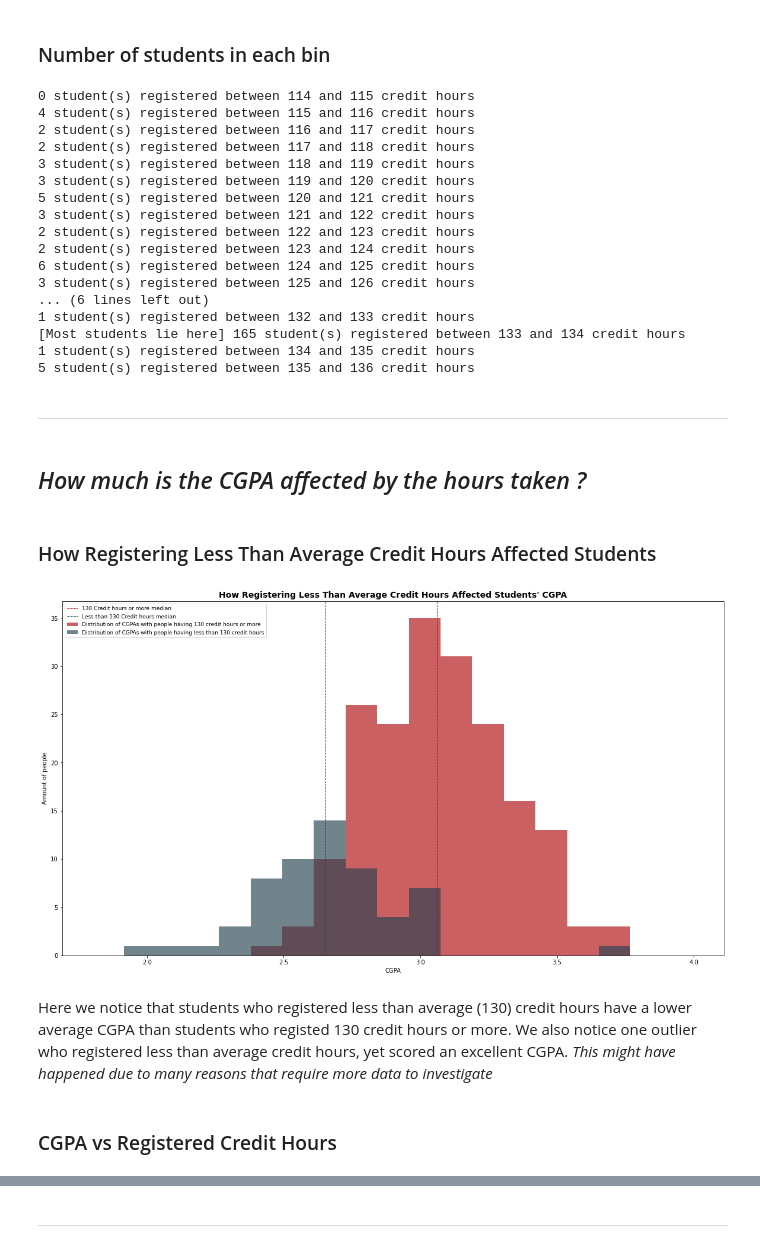
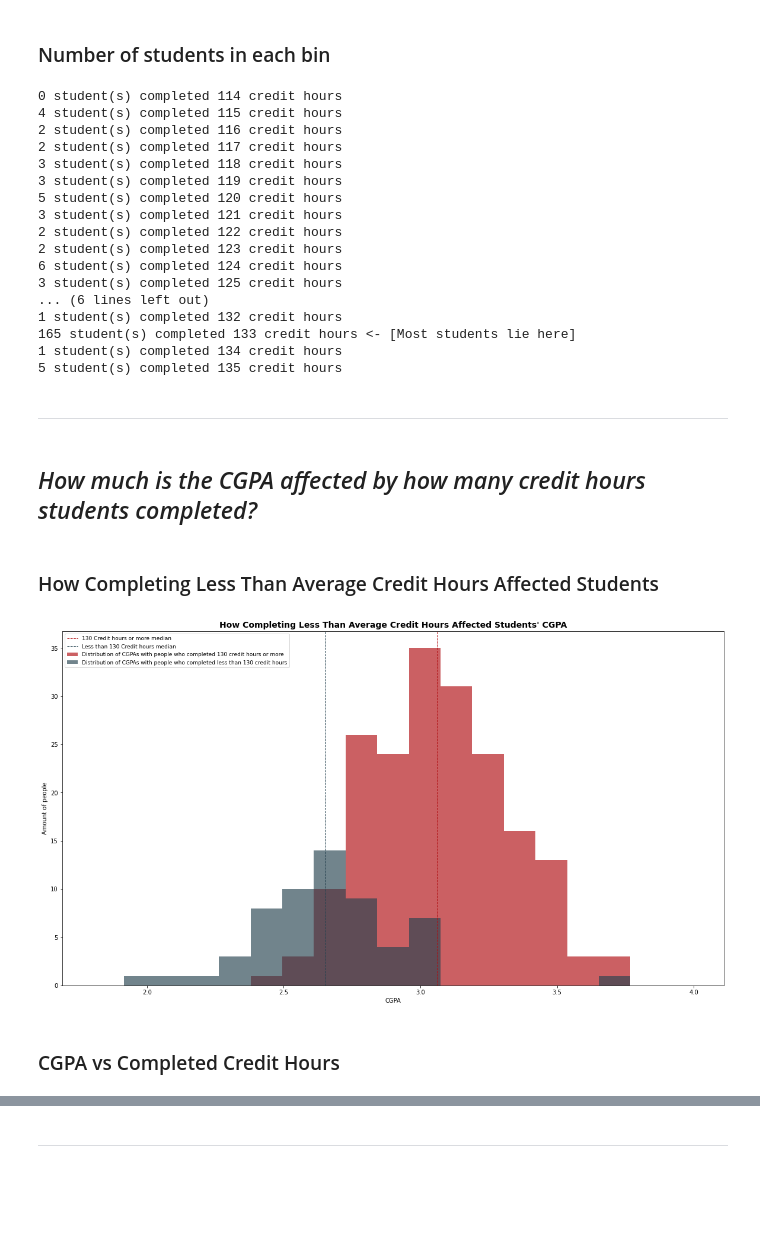
Before and after one commit to abdoitman/Analysing-Class-Scores, a Jupyter notebook: class_data_summary.ipynb, the cells around one changed output, grey strips where cells are left out. Drawn from its saved outputs; the diff is of its cells as text; code cells hidden in the pictures; blank space fills up the shorter version.

```diff
--- a/class_data_summary.ipynb
+++ b/class_data_summary.ipynb
@@ -164,54 +156,54 @@ _ = plt.ylabel('Number of Students')
 ### Number of students in each bin ###
 # %%
 for i , count in enumerate(counts):
-    if(count == max(counts)): print('[Most students lie here]' , end=' ')
-    print('{} student(s) registered between {} and {} credit hours'.format(int(count) , int(edges[i]) , int(edges[i+1])))
+    if(count == max(counts)):
+        print('{} student(s) completed {} credit hours'.format(int(count) , int(edges[i])), end=' ')
+        print('<- [Most students lie here]')
+    else:
+        print('{} student(s) completed {} credit hours'.format(int(count) , int(edges[i])))
 # %% [output]
-0 student(s) registered between 114 and 115 credit hours
-4 student(s) registered between 115 and 116 credit hours
-2 student(s) registered between 116 and 117 credit hours
-2 student(s) registered between 117 and 118 credit hours
-3 student(s) registered between 118 and 119 credit hours
-3 student(s) registered between 119 and 120 credit hours
-5 student(s) registered between 120 and 121 credit hours
-3 student(s) registered between 121 and 122 credit hours
-2 student(s) registered between 122 and 123 credit hours
-2 student(s) registered between 123 and 124 credit hours
-6 student(s) registered between 124 and 125 credit hours
-3 student(s) registered between 125 and 126 credit hours
+0 student(s) completed 114 credit hours
+4 student(s) completed 115 credit hours
+2 student(s) completed 116 credit hours
+2 student(s) completed 117 credit hours
+3 student(s) completed 118 credit hours
+3 student(s) completed 119 credit hours
+5 student(s) completed 120 credit hours
+3 student(s) completed 121 credit hours
+2 student(s) completed 122 credit hours
+2 student(s) completed 123 credit hours
+6 student(s) completed 124 credit hours
+3 student(s) completed 125 credit hours
 ... (6 lines left out)
-1 student(s) registered between 132 and 133 credit hours
-[Most students lie here] 165 student(s) registered between 133 and 134 credit hours
-1 student(s) registered between 134 and 135 credit hours
-5 student(s) registered between 135 and 136 credit hours
+1 student(s) completed 132 credit hours
+165 student(s) completed 133 credit hours <- [Most students lie here]
+1 student(s) completed 134 credit hours
+5 student(s) completed 135 credit hours
 # %% [markdown]
 -----
 # %% [markdown]
-## *How much is the CGPA affected by the hours taken ?*
+## *How much is the CGPA affected by how many credit hours students completed?*
 # %% [markdown]
-### How Registering Less Than Average Credit Hours Affected Students
+### How Completing Less Than Average Credit Hours Affected Students
 # %%
 hrs_130 = class_data[class_data.Hours_taken >= 130]
 hrs_else = class_data[class_data.Hours_taken < 130]
 
 fig, ax = plt.subplots(figsize=(20,11))
 
-plt.hist(hrs_130.CGPA , label='Distribution of CGPAs with people having 130 credit hours or more' , bins= np.linspace(1.8,4,20), color='#af0b0f', alpha=0.65)
-plt.hist(hrs_else.CGPA ,label='Distribution of CGPAs with people having less than 130 credit hours' , bins= np.linspace(1.8,4,20), color='#25424f', alpha=0.65)
+plt.hist(hrs_130.CGPA , label='Distribution of CGPAs with people who completed 130 credit hours or more' , bins= np.linspace(1.8,4,20), color='#af0b0f', alpha=0.65)
+plt.hist(hrs_else.CGPA ,label='Distribution of CGPAs with people who completed less than 130 credit hours' , bins= np.linspace(1.8,4,20), color='#25424f', alpha=0.65)
 plt.axvline(hrs_130.CGPA.median(),label='130 Credit hours or more median', color='#af0b0f', linestyle='dashed', linewidth=1)
 plt.axvline(hrs_else.CGPA.median(),label='Less than 130 Credit hours median', color='#25424f', linestyle='dashed', linewidth=1)
 
 plt.xlabel('CGPA')
 plt.ylabel('Amount of people')
 
 _ = plt.legend(loc='upper left', prop={'size':9})
-_ = plt.title("How Registering Less Than Average Credit Hours Affected Students' CGPA", fontweight= 'bold', fontsize= 14)
+_ = plt.title("How Completing Less Than Average Credit Hours Affected Students' CGPA", fontweight= 'bold', fontsize= 14)
 # %% [output]
-[figure, old version]
+[figure, new version]
-# %% [markdown]
-Here we notice that students who registered less than average (130) credit hours have a lower average CGPA than students who registed 130 credit hours or more. We also notice one outlier who registered less than average credit hours, yet scored an excellent CGPA.
-*This might have happened due to many reasons that require more data to investigate*
 # %% [markdown]
-### CGPA vs Registered Credit Hours
+### CGPA vs Completed Credit Hours
 # %%
 fig , ax = plt.subplots(figsize=(20,11))
```
Also changed, not shown: parts of 11 cells of this notebook, 1 other file.
